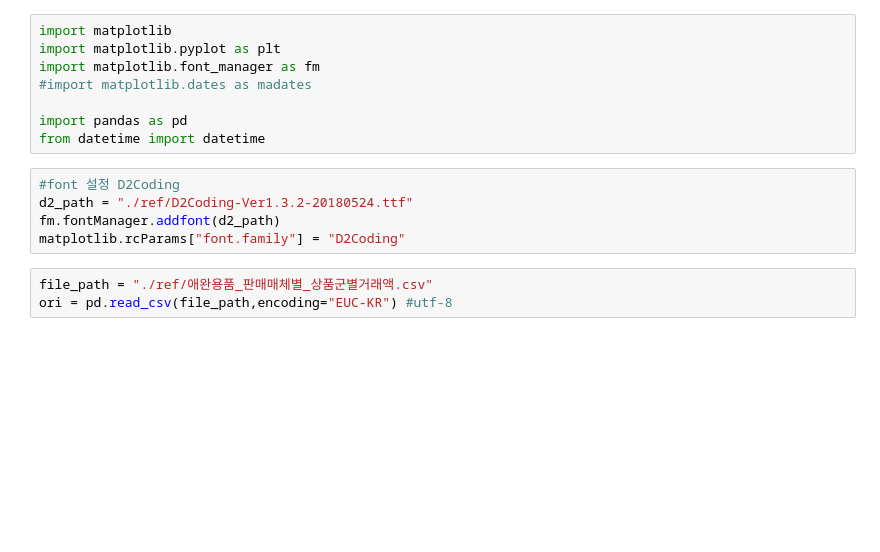
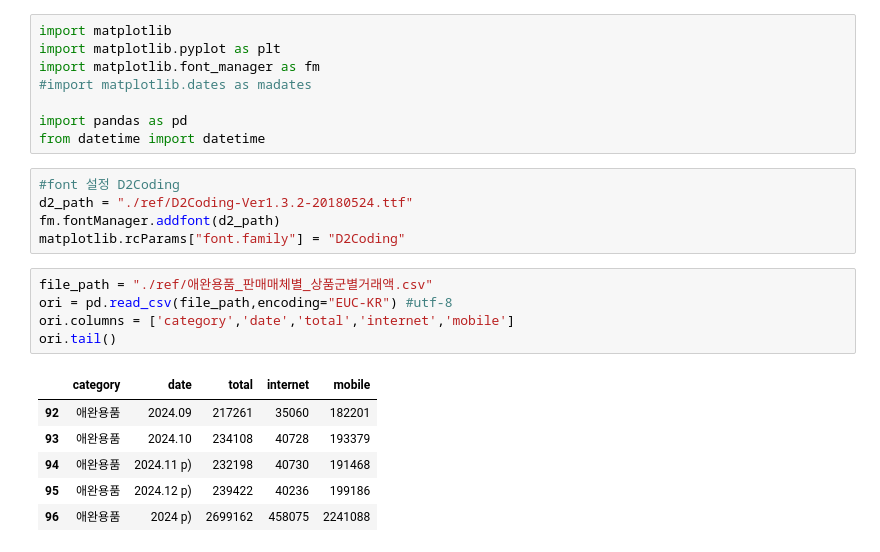
Before and after one commit to oatmealflyer/python, a Jupyter notebook: py12.ipynb, the cells around one changed output. Drawn from its saved outputs; the diff is of its cells as text; blank space fills up the shorter version.

```diff
--- a/py12.ipynb
+++ b/py12.ipynb
@@ -23,3 +23,12 @@ matplotlib.rcParams["font.family"] = "D2Coding"
 # %%
 file_path = "./ref/애완용품_판매매체별_상품군별거래액.csv"
 ori = pd.read_csv(file_path,encoding="EUC-KR") #utf-8
+ori.columns = ['category','date','total','internet','mobile']
+ori.tail()
+# %% [output]
+|  | category | date | total | internet | mobile |
+| 92 | 애완용품 | 2024.09 | 217261 | 35060 | 182201 |
+| 93 | 애완용품 | 2024.10 | 234108 | 40728 | 193379 |
+| 94 | 애완용품 | 2024.11 p) | 232198 | 40730 | 191468 |
+| 95 | 애완용품 | 2024.12 p) | 239422 | 40236 | 199186 |
+| 96 | 애완용품 | 2024 p) | 2699162 | 458075 | 2241088 |
```
Also changed, not shown: parts of 3 cells of this notebook, 10 other files.
